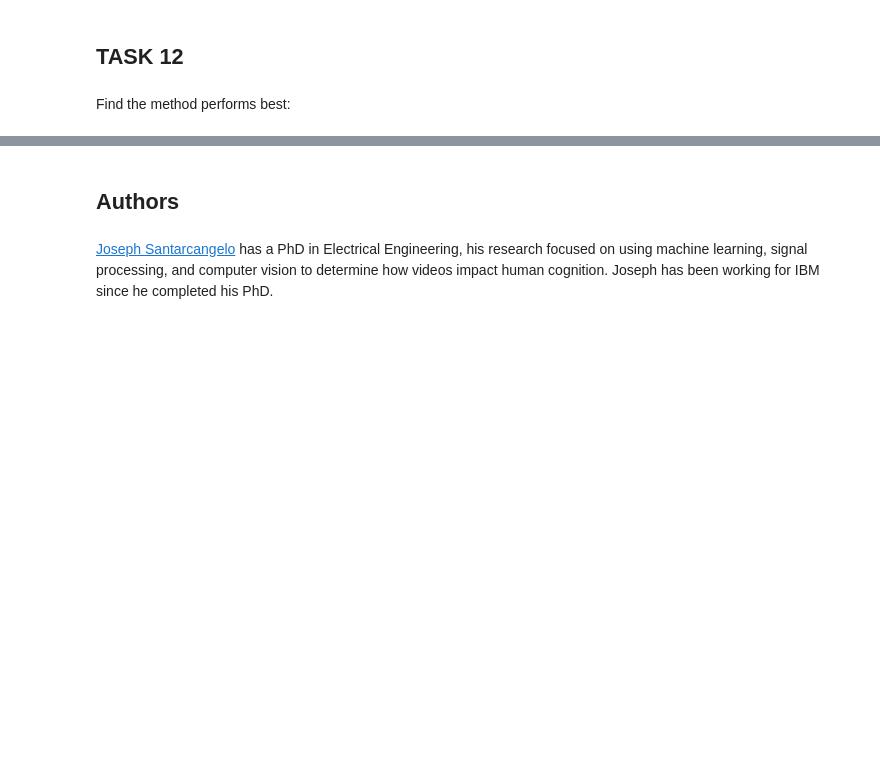
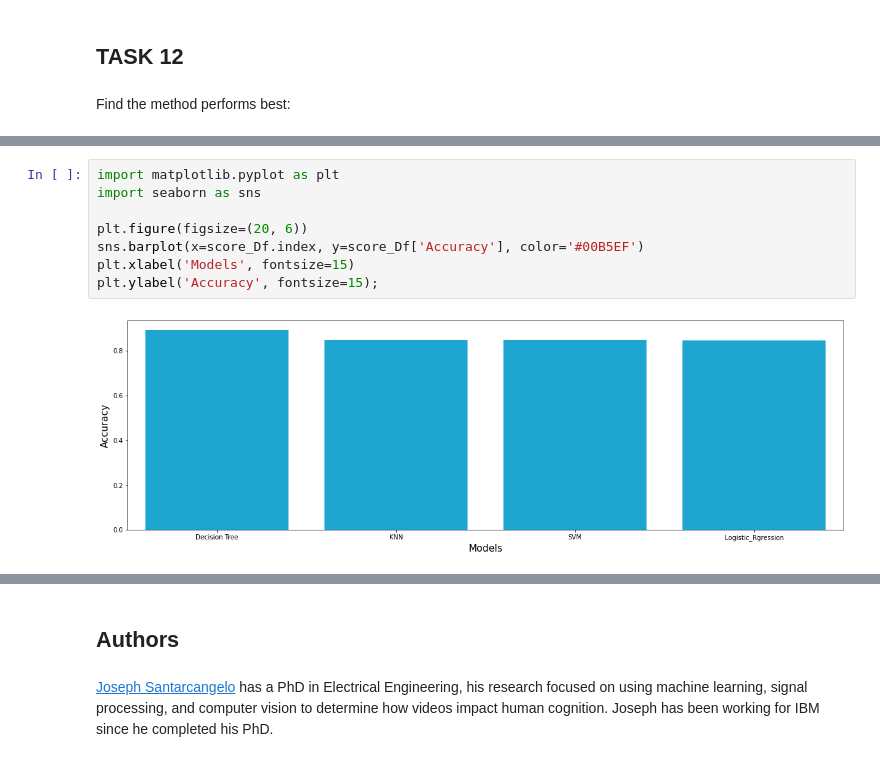
Before and after one commit to ZhuoquanChen/SpaceX_Project, a Jupyter notebook: SpaceX_Machine Learning Prediction.ipynb, the cells around one changed output, grey strips where cells are left out. Cells and saved outputs as stored; diff of their text form; blank space fills up the shorter version.

```diff
--- a/SpaceX_Machine Learning Prediction.ipynb
+++ b/SpaceX_Machine Learning Prediction.ipynb
@@ -320,6 +320,16 @@ score_Df
 | KNN | 0.848214 |
 | SVM | 0.848214 |
 | Logistic_Rgression | 0.846429 |
+# %%
+import matplotlib.pyplot as plt
+import seaborn as sns
+
+plt.figure(figsize=(20, 6))
+sns.barplot(x=score_Df.index, y=score_Df['Accuracy'], color='#00B5EF')
+plt.xlabel('Models', fontsize=15)
+plt.ylabel('Accuracy', fontsize=15);
+# %% [output]
+[figure, added]
 # %%
 print('The best performance:', max(score_Df['Accuracy']))
 # %% [output]
```
Also changed, not shown: parts of 3 cells of this notebook.
